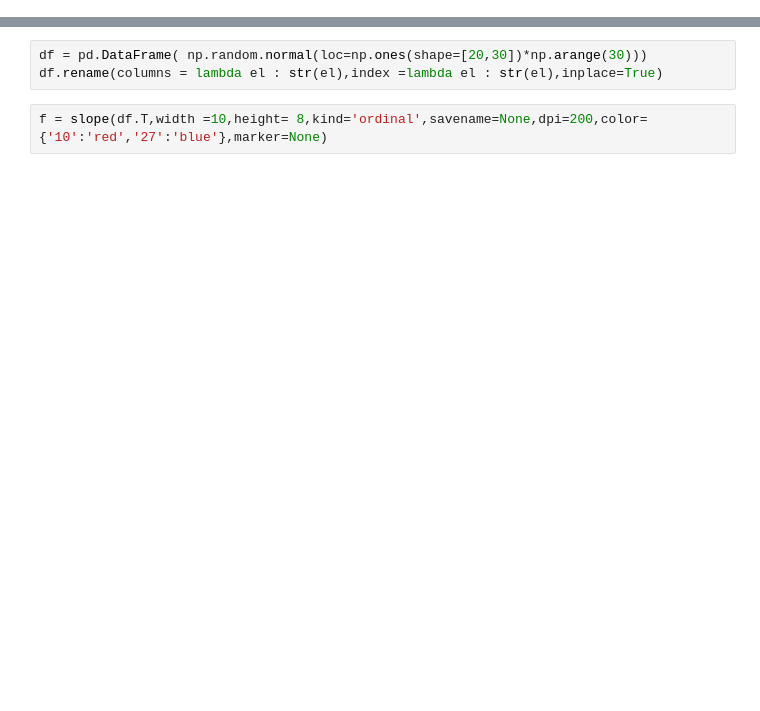
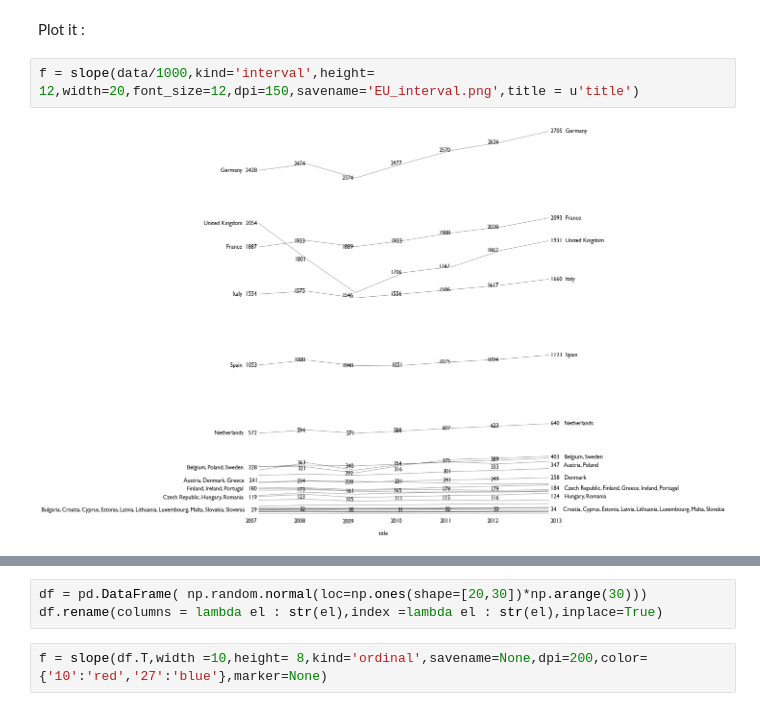
Before and after one commit to pascal-schetelat/Slope, a Jupyter notebook: slopeGraphs.ipynb, the cells around one changed output, grey strips where cells are left out. Saved outputs shown, nothing was run; the diff lists cells and outputs as text; blank space fills up the shorter version.

```diff
--- a/slopeGraphs.ipynb
+++ b/slopeGraphs.ipynb
@@ -74,2 +56,8 @@ data/1000
+# %% [markdown]
+Plot it :
+# %%
+f = slope(data/1000,kind='interval',height= 12,width=20,font_size=12,dpi=150,savename='EU_interval.png',title = u'title')
+# %% [output]
+[figure, added]
 # %%
 color  = {"France":'b','Germany':'r','Ireland':'chocolate','United Kingdom': 'purple'}
```
Also changed, not shown: parts of 17 cells of this notebook, 1 other file.
